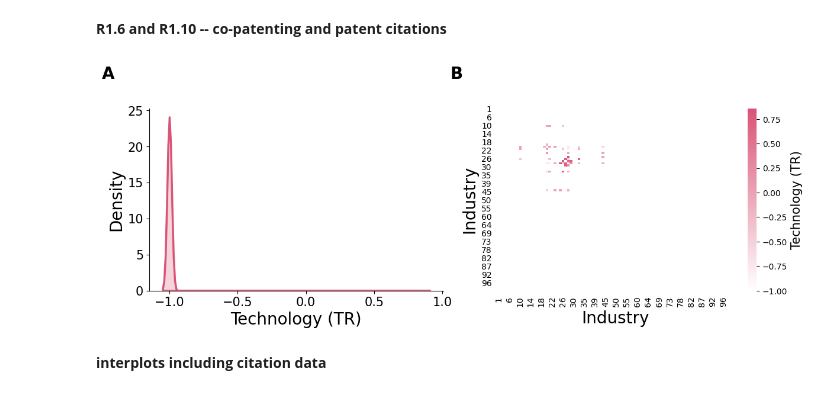
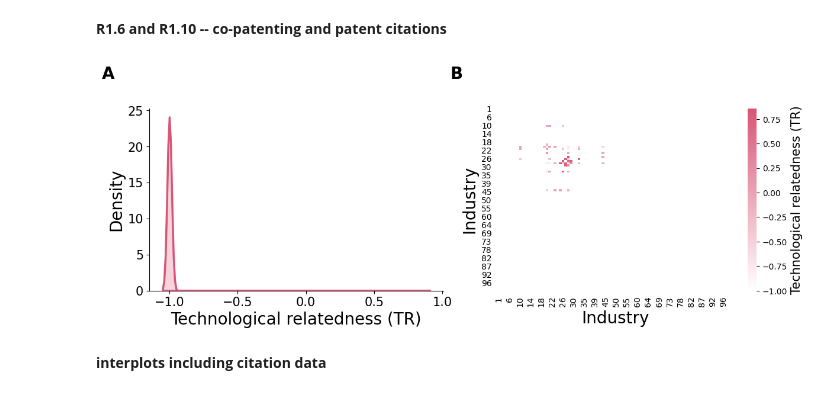
Before and after one commit to sandorjuhasz/coagglomeration, a Jupyter notebook: code/06b_revision.ipynb, the cells around one changed output. Drawn from its saved outputs; the diff is of its cells as text; code cells hidden in the pictures.

```diff
--- a/code/06b_revision.ipynb
+++ b/code/06b_revision.ipynb
@@ -257,36 +259,36 @@ colors = ["#FFFFFF","#D95476"]
 norm=plt.Normalize(min(cvals),max(cvals))
 tuples = list(zip(map(norm,cvals), colors))
 cmap = matplotlib.colors.LinearSegmentedColormap.from_list("", tuples)
 
 density_plot(
     cr_table,
     key_column=key_var,
     colorway=colors[1],
-    xlabel_text="Tech (TR)",
+    xlabel_text="Technological relatedness (TR)",
     fontsize=textsize,
     ax=ax[0]
 )
 
 matrix_represantation(
     cr_table,
     key_columns=["ind1", "ind2", key_var],
     sort_matrix=False,
     heatmap=True,
     fontsize=textsize,
     title_text="",
     cmap=cmap,
-    cbar_label="Tech (TR)",
+    cbar_label="Technological relatedness (TR)",
     ax=ax[1]
 )
 ax[1].xaxis.set_tick_params(rotation=90, labelbottom=True)
 
 # subplot title
 for a, label in zip(ax, ['A','B','C','D']):
     a.annotate(label.upper(), xy=(0,1), xycoords='axes fraction', xytext=(-80,50), textcoords='offset pixels', weight='bold', size=textsize)
 
 # plt.savefig(f"../figures/revision_technology_distribution.png", dpi=300, bbox_inches='tight', facecolor="white")
 # %% [output]
-[figure, old version]
+[figure, new version]
 # %% [markdown]
 **interplots including citation data**
 # %%
```
Also changed, not shown: parts of 13 cells of this notebook.
